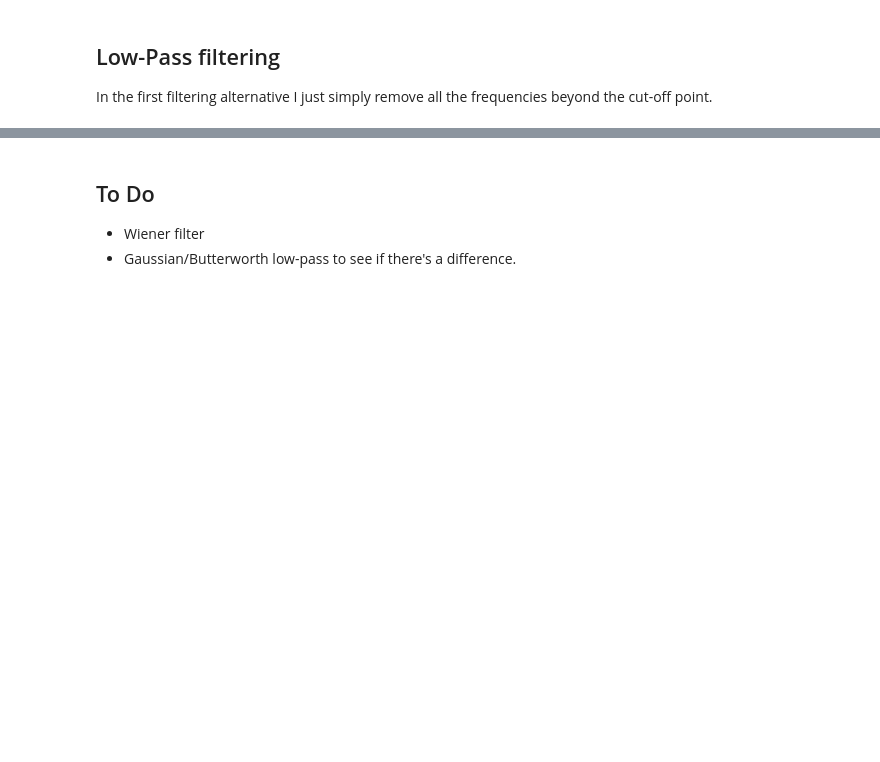
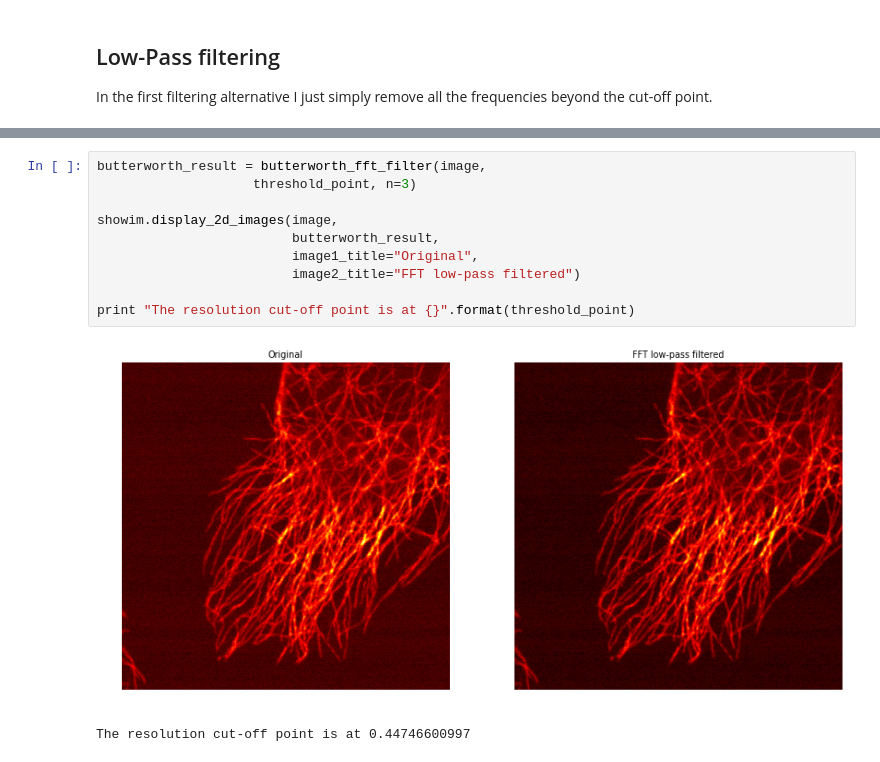
Before and after one commit to sakoho81/miplib, a Jupyter notebook: notebooks/2018-06-13 Fourier Space Filtering Based on FRC.ipynb, the cells around one changed output, grey strips where cells are left out. Drawn from its saved outputs; the diff is of its cells as text; blank space fills up the shorter version.

```diff
--- a/notebooks/2018-06-13 Fourier Space Filtering Based on FRC.ipynb
+++ b/notebooks/2018-06-13 Fourier Space Filtering Based on FRC.ipynb
@@ -100,5 +99,13 @@ The resolution cut-off point is at 0.459507196002
-# %% [markdown]
-## To Do
-
-- Wiener filter
-- Gaussian/Butterworth low-pass to see if there's a difference.
+# %%
+butterworth_result = butterworth_fft_filter(image,
+                    threshold_point, n=3)
+
+showim.display_2d_images(image,
+                         butterworth_result,
+                         image1_title="Original",
+                         image2_title="FFT low-pass filtered")
+
+print "The resolution cut-off point is at {}".format(threshold_point)
+# %% [output]
+[figure, added]
+The resolution cut-off point is at 0.44746600997
```
Also changed, not shown: parts of 7 cells of this notebook, 31 other files.
